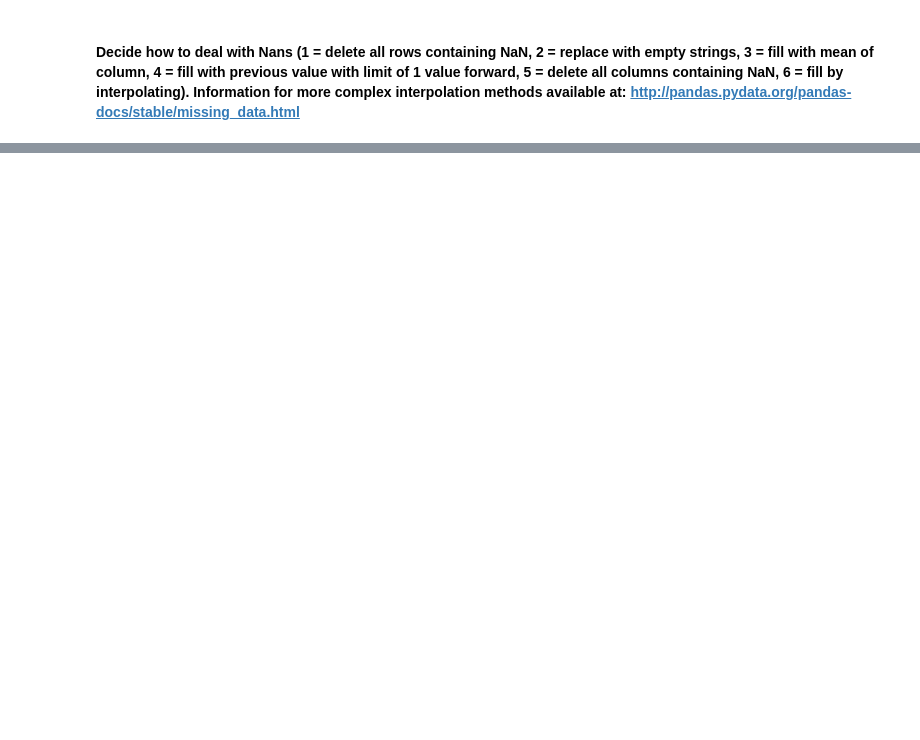
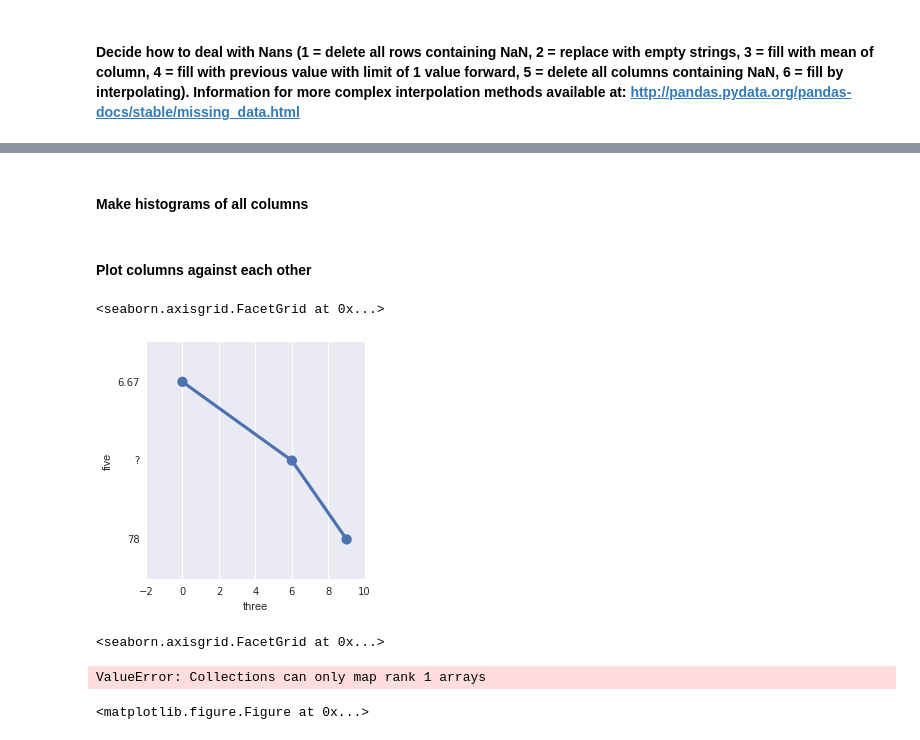
Before and after one commit to balmandhunter/general_data_analysis, a Jupyter notebook: berk_data_analysis.ipynb, the cells around one changed output, grey strips where cells are left out. Drawn from its saved outputs; the diff is of its cells as text; code cells hidden in the pictures; blank space fills up the shorter version.

```diff
--- a/berk_data_analysis.ipynb
+++ b/berk_data_analysis.ipynb
@@ -80,0 +117,15 @@ Columns containing NaNas:  []
+# %% [markdown]
+#### Make histograms of all columns
+# %% [markdown]
+#### Plot columns against each other
+# %%
+sns.factorplot(data=df, x="three", y="five")
+# %% [output]
+<seaborn.axisgrid.FacetGrid at 0x...>
+[figure, added]
+# %%
+sns.factorplot(data=df, x="three", y="five", col="two")
+# %% [output]
+<seaborn.axisgrid.FacetGrid at 0x...>
+ValueError: Collections can only map rank 1 arrays
+<matplotlib.figure.Figure at 0x...>
```
Also changed, not shown: parts of 24 cells of this notebook, 2 other files.
